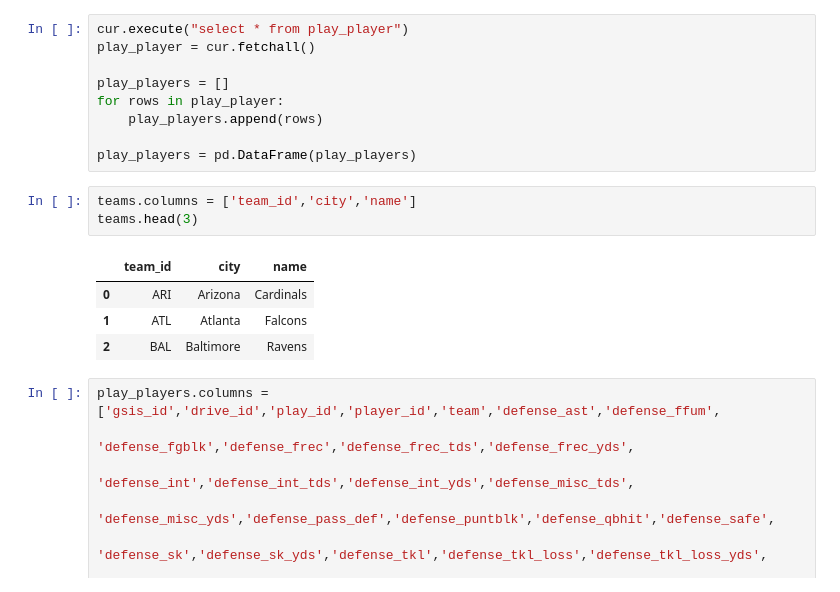
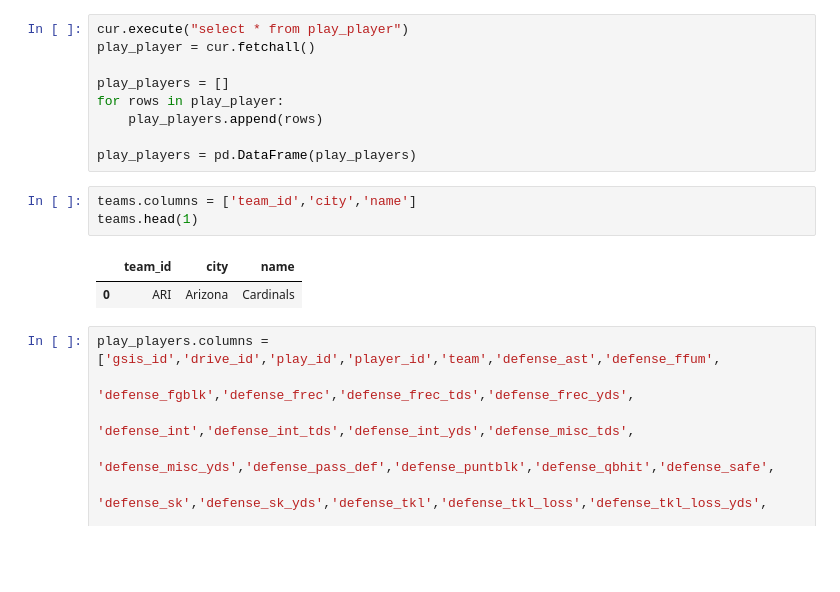
Before and after one commit to Richarddea/Richard-Dea-Projects, a Jupyter notebook: Capstone/Capstone Cleaning.ipynb, the cells around one changed output. Cells and saved outputs as stored; diff of their text form; blank space fills up the shorter version.

```diff
--- a/Capstone/Capstone Cleaning.ipynb
+++ b/Capstone/Capstone Cleaning.ipynb
@@ -59,12 +59,10 @@ for rows in play_player:
 play_players = pd.DataFrame(play_players)
 # %%
 teams.columns = ['team_id','city','name']
-teams.head(3)
+teams.head(1)
 # %% [output]
 |  | team_id | city | name |
 | 0 | ARI | Arizona | Cardinals |
-| 1 | ATL | Atlanta | Falcons |
-| 2 | BAL | Baltimore | Ravens |
 # %%
 play_players.columns = ['gsis_id','drive_id','play_id','player_id','team','defense_ast','defense_ffum',
                        'defense_fgblk','defense_frec','defense_frec_tds','defense_frec_yds',
```
Also changed, not shown: parts of 26 cells of this notebook, 3 other files.
